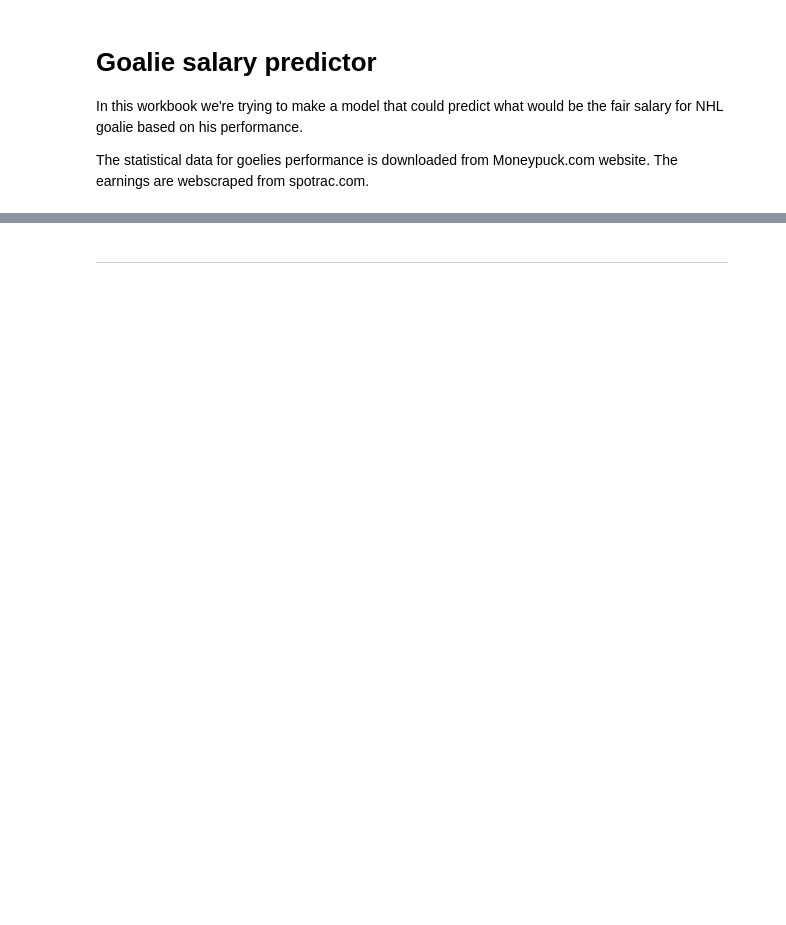
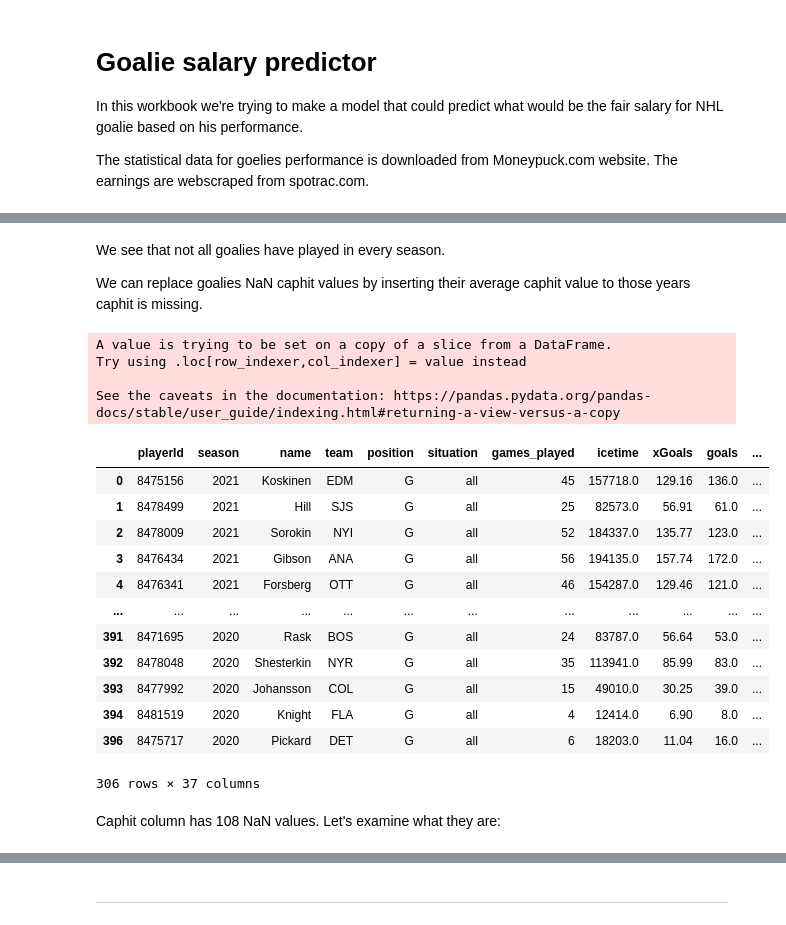
Before and after one commit to holezekki99/JODA2022, a Jupyter notebook: Goalie_salary_prediction.ipynb, the cells around one changed output, grey strips where cells are left out. Saved outputs shown, nothing was run; the diff lists cells and outputs as text; code cells hidden in the pictures; blank space fills up the shorter version.

```diff
--- a/Goalie_salary_prediction.ipynb
+++ b/Goalie_salary_prediction.ipynb
@@ -73,0 +228,4 @@ for i in years:
+# %%
+df = merged_df
+df = df[df.groupby('name')['games_played'].transform('sum') > 25]
+df.info()
@@ -73,0 +250,28 @@ for i in years:
+# %% [markdown]
+We see that not all goalies have played in every season.
+
+We can replace goalies NaN caphit values by inserting their average caphit value to those years caphit is missing.
+# %%
+# fill caphit nan values (had not played for that season) with players average caphit (https://stackoverflow.com/questions/19966018/pandas-filling-missing-values-by-mean-in-each-group)
+df['caphit'] = df['caphit'].fillna(df.groupby('name')['caphit'].transform('mean'))
+df
+# %% [output]
+A value is trying to be set on a copy of a slice from a DataFrame.
+Try using .loc[row_indexer,col_indexer] = value instead
+
+See the caveats in the documentation: https://pandas.pydata.org/pandas-docs/stable/user_guide/indexing.html#returning-a-view-versus-a-copy
+|  | playerId | season | name | team | position | situation | games_played | icetime | xGoals | goals | ... |
+| 0 | 8475156 | 2021 | Koskinen | EDM | G | all | 45 | 157718.0 | 129.16 | 136.0 | ... |
+| 1 | 8478499 | 2021 | Hill | SJS | G | all | 25 | 82573.0 | 56.91 | 61.0 | ... |
+| 2 | 8478009 | 2021 | Sorokin | NYI | G | all | 52 | 184337.0 | 135.77 | 123.0 | ... |
+| 3 | 8476434 | 2021 | Gibson | ANA | G | all | 56 | 194135.0 | 157.74 | 172.0 | ... |
+| 4 | 8476341 | 2021 | Forsberg | OTT | G | all | 46 | 154287.0 | 129.46 | 121.0 | ... |
+| ... | ... | ... | ... | ... | ... | ... | ... | ... | ... | ... | ... |
+| 391 | 8471695 | 2020 | Rask | BOS | G | all | 24 | 83787.0 | 56.64 | 53.0 | ... |
+| 392 | 8478048 | 2020 | Shesterkin | NYR | G | all | 35 | 113941.0 | 85.99 | 83.0 | ... |
+| 393 | 8477992 | 2020 | Johansson | COL | G | all | 15 | 49010.0 | 30.25 | 39.0 | ... |
+| 394 | 8481519 | 2020 | Knight | FLA | G | all | 4 | 12414.0 | 6.90 | 8.0 | ... |
+| 396 | 8475717 | 2020 | Pickard | DET | G | all | 6 | 18203.0 | 11.04 | 16.0 | ... |
+306 rows × 37 columns
+# %% [markdown]
+Caphit column has 108 NaN values. Let's examine what they are:
```
Also changed, not shown: parts of 40 cells of this notebook.
